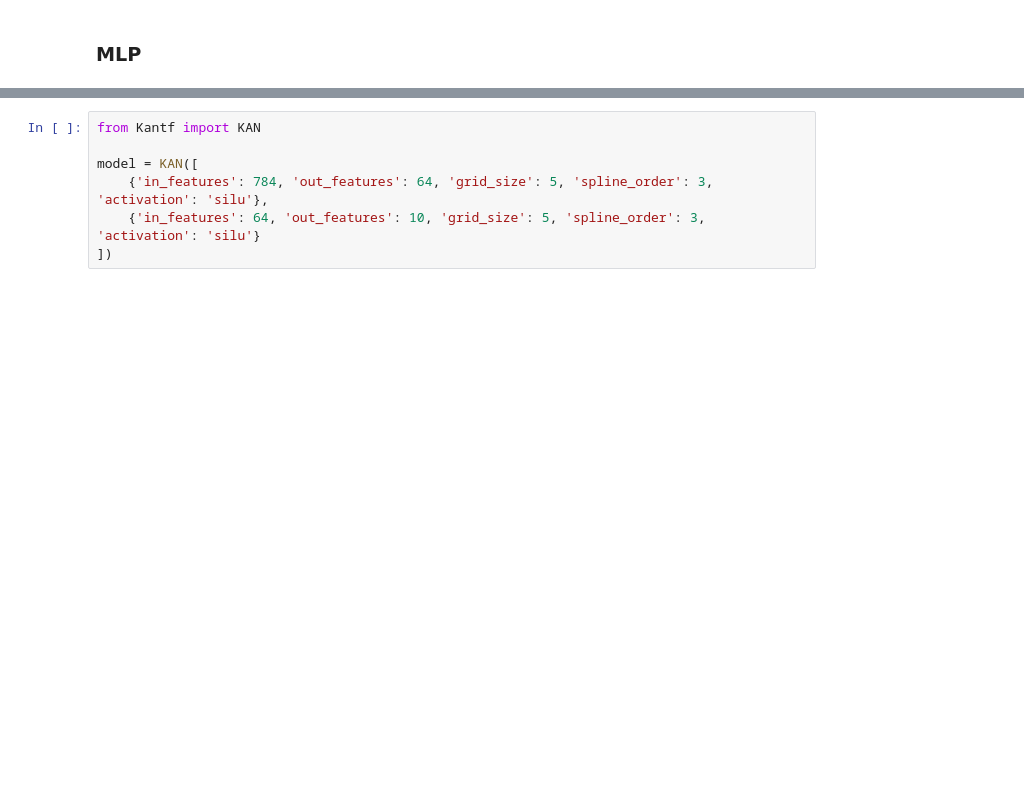
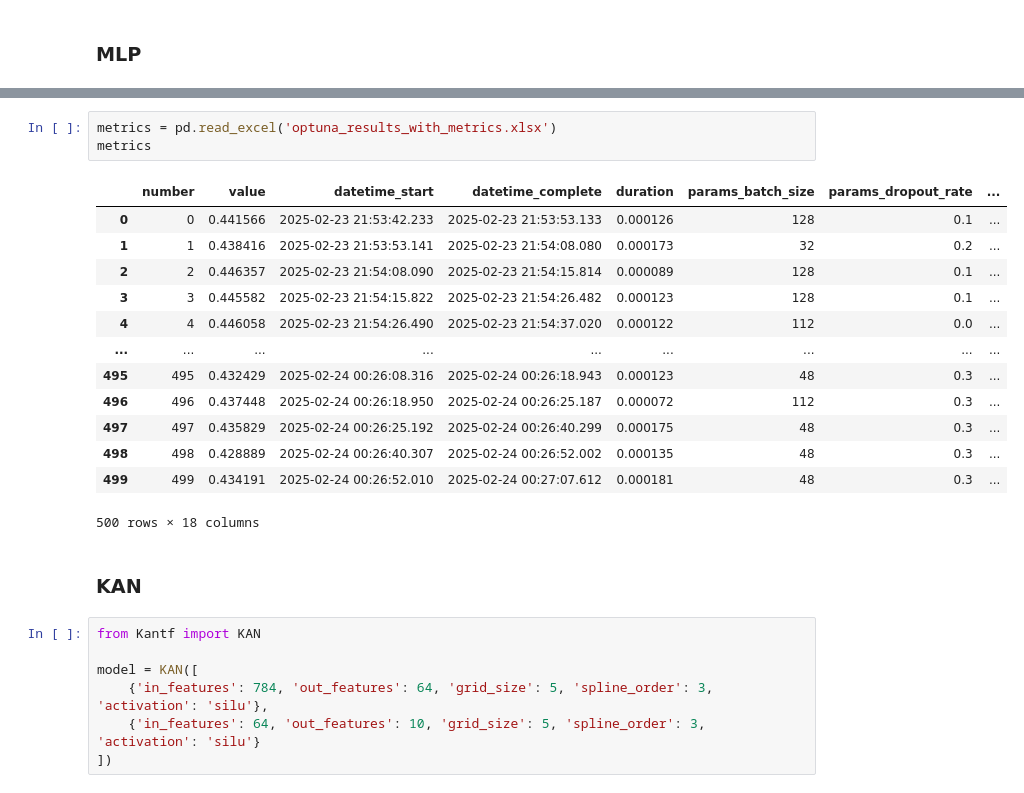
Before and after one commit to Erickllino/Projeto-IF702, a Jupyter notebook: Projeto FInal/main.ipynb, the cells around one changed output, grey strips where cells are left out. Cells and saved outputs as stored; diff of their text form; blank space fills up the shorter version.

```diff
--- a/Projeto FInal/main.ipynb
+++ b/Projeto FInal/main.ipynb
@@ -425,3 +543,22 @@ NameError: name 'optuna' is not defined
+# %%
+metrics = pd.read_excel('optuna_results_with_metrics.xlsx')
+metrics
+# %% [output]
+|  | number | value | datetime_start | datetime_complete | duration | params_batch_size | params_dropout_rate | ... |
+| 0 | 0 | 0.441566 | 2025-02-23 21:53:42.233 | 2025-02-23 21:53:53.133 | 0.000126 | 128 | 0.1 | ... |
+| 1 | 1 | 0.438416 | 2025-02-23 21:53:53.141 | 2025-02-23 21:54:08.080 | 0.000173 | 32 | 0.2 | ... |
+| 2 | 2 | 0.446357 | 2025-02-23 21:54:08.090 | 2025-02-23 21:54:15.814 | 0.000089 | 128 | 0.1 | ... |
+| 3 | 3 | 0.445582 | 2025-02-23 21:54:15.822 | 2025-02-23 21:54:26.482 | 0.000123 | 128 | 0.1 | ... |
+| 4 | 4 | 0.446058 | 2025-02-23 21:54:26.490 | 2025-02-23 21:54:37.020 | 0.000122 | 112 | 0.0 | ... |
+| ... | ... | ... | ... | ... | ... | ... | ... | ... |
+| 495 | 495 | 0.432429 | 2025-02-24 00:26:08.316 | 2025-02-24 00:26:18.943 | 0.000123 | 48 | 0.3 | ... |
+| 496 | 496 | 0.437448 | 2025-02-24 00:26:18.950 | 2025-02-24 00:26:25.187 | 0.000072 | 112 | 0.3 | ... |
+| 497 | 497 | 0.435829 | 2025-02-24 00:26:25.192 | 2025-02-24 00:26:40.299 | 0.000175 | 48 | 0.3 | ... |
+| 498 | 498 | 0.428889 | 2025-02-24 00:26:40.307 | 2025-02-24 00:26:52.002 | 0.000135 | 48 | 0.3 | ... |
+| 499 | 499 | 0.434191 | 2025-02-24 00:26:52.010 | 2025-02-24 00:27:07.612 | 0.000181 | 48 | 0.3 | ... |
+500 rows × 18 columns
+# %% [markdown]
+### KAN
 # %%
 from Kantf import KAN
 
```
Also changed, not shown: parts of 15 cells of this notebook, 1 other file.
